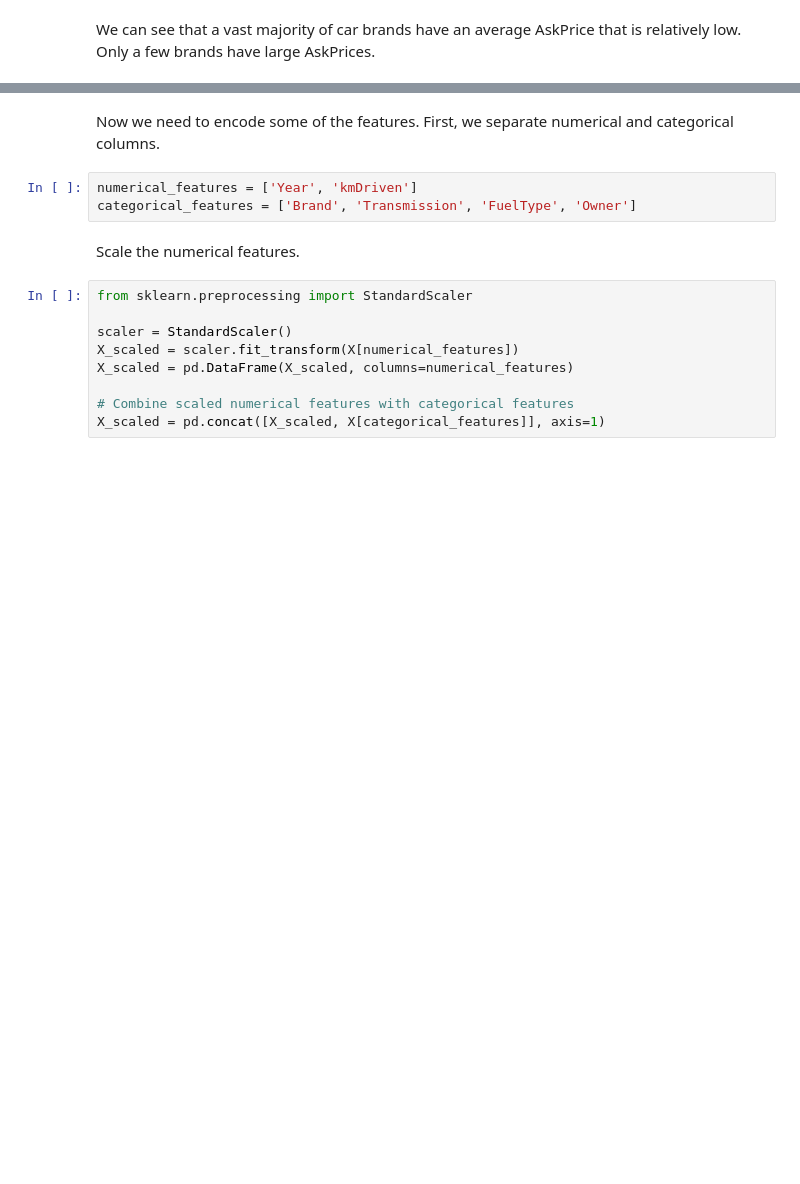
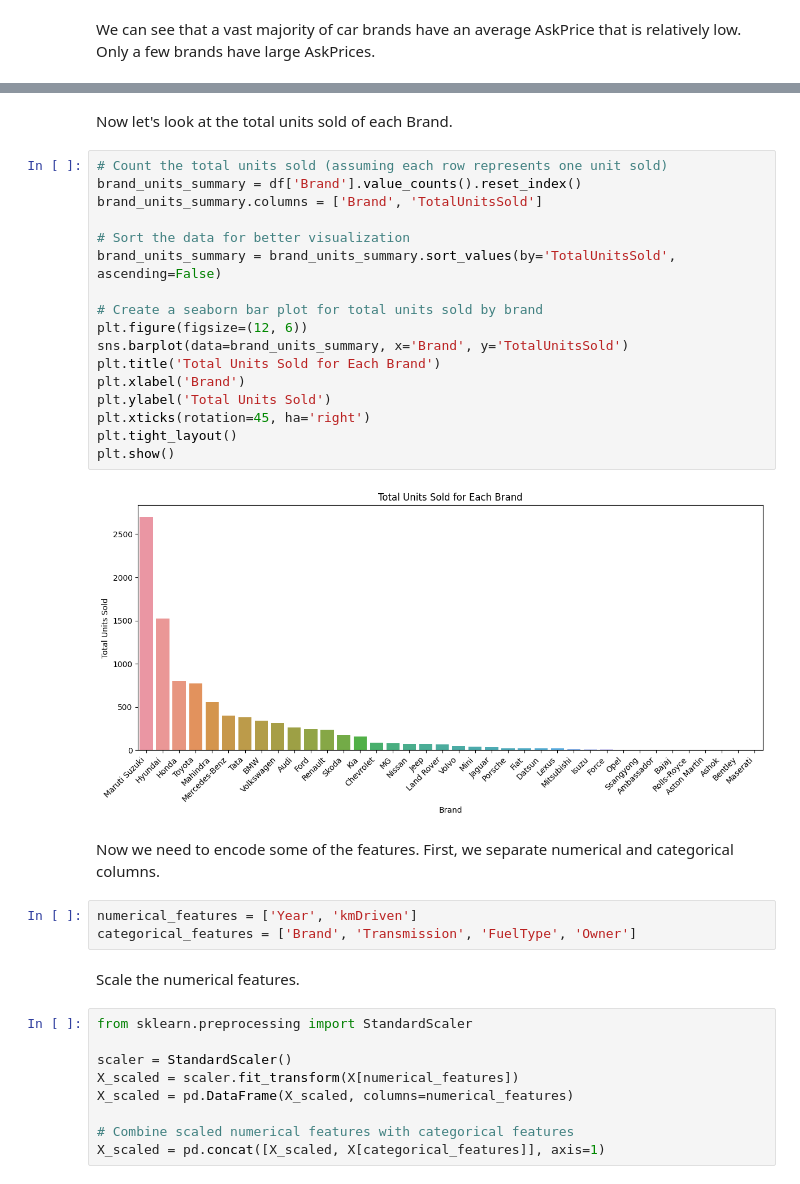
Before and after one commit to johnpospisil/used-car-values-in-india, a Jupyter notebook: used-car-values-in-india.ipynb, the cells around one changed output, grey strips where cells are left out. Drawn from its saved outputs; the diff is of its cells as text; blank space fills up the shorter version.

```diff
--- a/used-car-values-in-india.ipynb
+++ b/used-car-values-in-india.ipynb
@@ -431,3 +443,24 @@ We can see that a vast majority of car brands have an average AskPrice that is r
+# %% [markdown]
+Now let's look at the total units sold of each Brand.
+# %%
+# Count the total units sold (assuming each row represents one unit sold)
+brand_units_summary = df['Brand'].value_counts().reset_index()
+brand_units_summary.columns = ['Brand', 'TotalUnitsSold']
+
+# Sort the data for better visualization
+brand_units_summary = brand_units_summary.sort_values(by='TotalUnitsSold', ascending=False)
+
+# Create a seaborn bar plot for total units sold by brand
+plt.figure(figsize=(12, 6))
+sns.barplot(data=brand_units_summary, x='Brand', y='TotalUnitsSold')
+plt.title('Total Units Sold for Each Brand')
+plt.xlabel('Brand')
+plt.ylabel('Total Units Sold')
+plt.xticks(rotation=45, ha='right')
+plt.tight_layout()
+plt.show()
+# %% [output]
+[figure, added]
 # %% [markdown]
 Now we need to encode some of the features. First, we separate numerical and categorical columns.
 # %%
```
Also changed, not shown: parts of 5 cells of this notebook.
